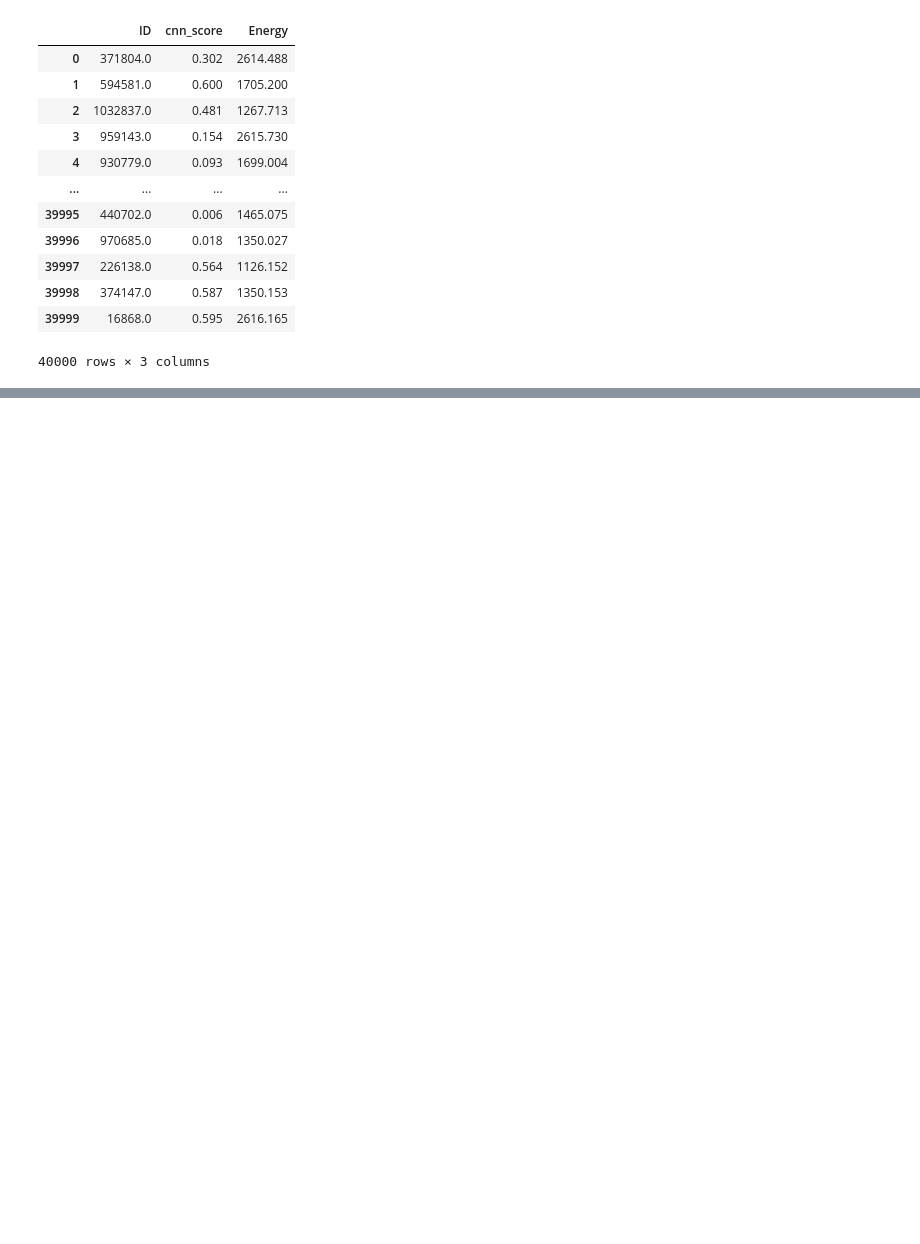
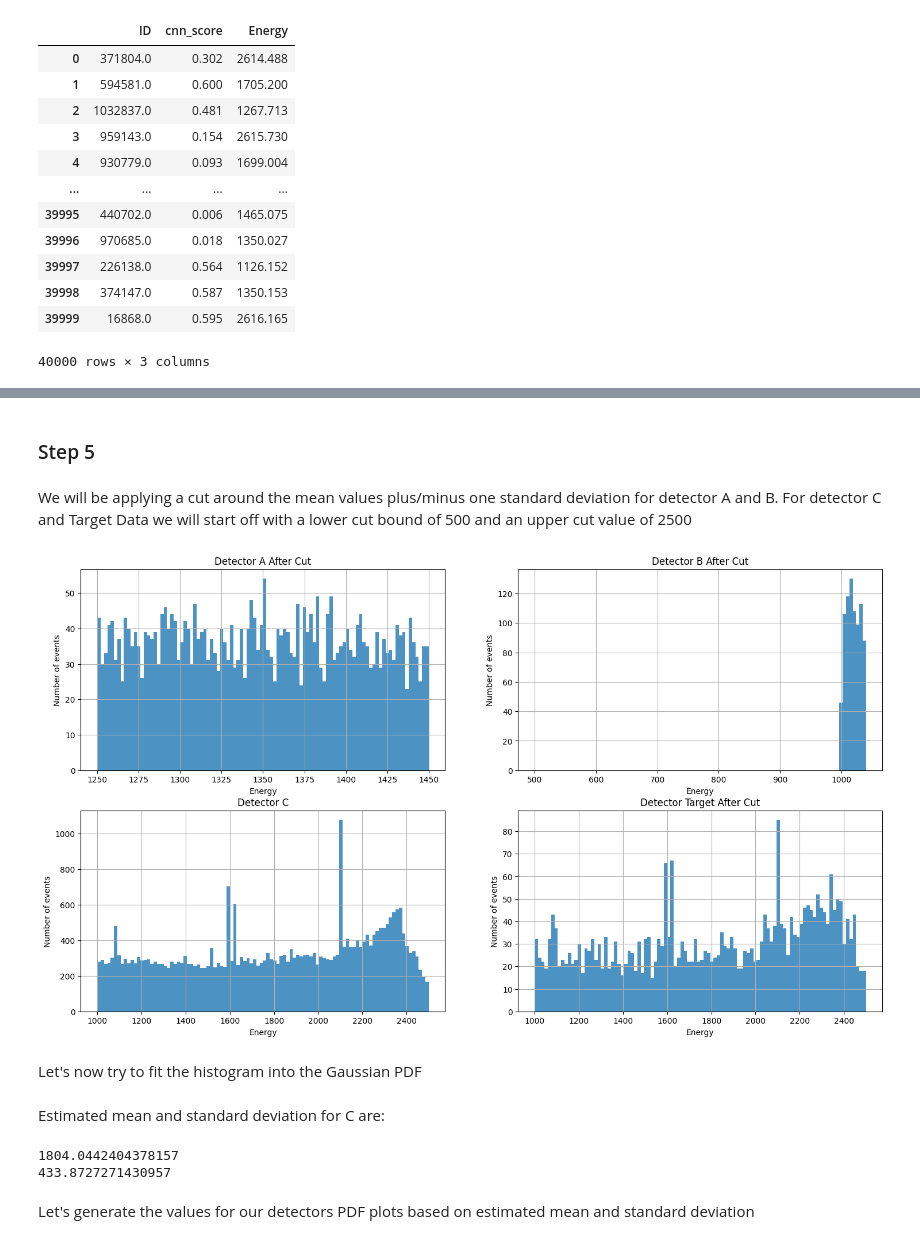
Before and after one commit to melissamp03/DSC291_FINAL-PROJECT, a Jupyter notebook: DSC291_Final-Project_2025.ipynb, the cells around one changed output, grey strips where cells are left out. Cells and saved outputs as stored; diff of their text form; code cells hidden in the pictures; blank space fills up the shorter version.

```diff
--- a/DSC291_Final-Project_2025.ipynb
+++ b/DSC291_Final-Project_2025.ipynb
@@ -150,0 +151,51 @@ plt.show()
+# %% [markdown]
+### Step 5
+# %% [markdown]
+We will be applying a cut around the mean values plus/minus one standard deviation for detector A and B.
+For detector C and Target Data we will start off with a lower cut bound of 500 and an upper cut value of 2500
+# %%
+A_cut_range = [1250, 1450]
+B_cut_range = [500, 1040]
+C_cut_range = [1000, 2500]
+target_cut_range = [1000, 2500]
+# %%
+detectorA_cut = detector_A[(detector_A['Energy']>= A_cut_range[0])  & (detector_A['Energy'] <= A_cut_range[1])]
+detectorB_cut = detector_B[(detector_B['Energy']>= B_cut_range[0])  & (detector_B['Energy'] <= B_cut_range[1])]
+
+# Starting with an initial guess for cut bounds for detector C and target
+detectorC_cut = detector_C[(detector_C['Energy']>= C_cut_range[0])  & (detector_C['Energy'] <= C_cut_range[1])]
+target_cut = detector_Target[(detector_Target['Energy']>= target_cut_range[0])  & (detector_Target['Energy'] <= target_cut_range[1])]
+# %%
+plt.figure(figsize=(18, 10))
+
+plt.subplot(2, 2, 1)
+plt.hist(detectorA_cut["Energy"], bins=100, alpha=0.8, range=(A_cut_range[0], A_cut_range[1]))
+plt.xlabel('Energy')
+plt.ylabel('Number of events')
+plt.title('Detector A After Cut')
+plt.grid(True)
+
+plt.subplot(2, 2, 2)
+plt.hist(detectorB_cut["Energy"], bins=100, alpha=0.8, range=(B_cut_range[0], B_cut_range[1]))
+plt.xlabel('Energy')
+plt.ylabel('Number of events')
+plt.title('Detector B After Cut')
+plt.grid(True)
+
+plt.subplot(2, 2, 3)
+plt.hist(detectorC_cut["Energy"], bins=100, alpha=0.8, range=(C_cut_range[0], C_cut_range[1]))
+plt.xlabel('Energy')
+plt.ylabel('Number of events')
+plt.title('Detector C')
+plt.grid(True)
+
+plt.subplot(2, 2, 4)
+plt.hist(target_cut["Energy"], bins=100, alpha=0.8, range=(target_cut_range[0], target_cut_range[1]))
+plt.xlabel('Energy')
+plt.ylabel('Number of events')
+plt.title('Detector Target After Cut')
+plt.grid(True)
+# %% [output]
+[figure, added]
+# %% [markdown]
+Let's now try to fit the histogram into the Gaussian PDF
@@ -150,0 +208,10 @@ plt.show()
+# %% [markdown]
+Estimated mean and standard deviation for C are:
+# %%
+print(normC.mean)
+print(normC.stdev)
+# %% [output]
+1804.0442404378157
+433.8727271430957
+# %% [markdown]
+Let's generate the values for our detectors PDF plots based on estimated mean and standard deviation
```
Also changed, not shown: parts of 7 cells of this notebook.
